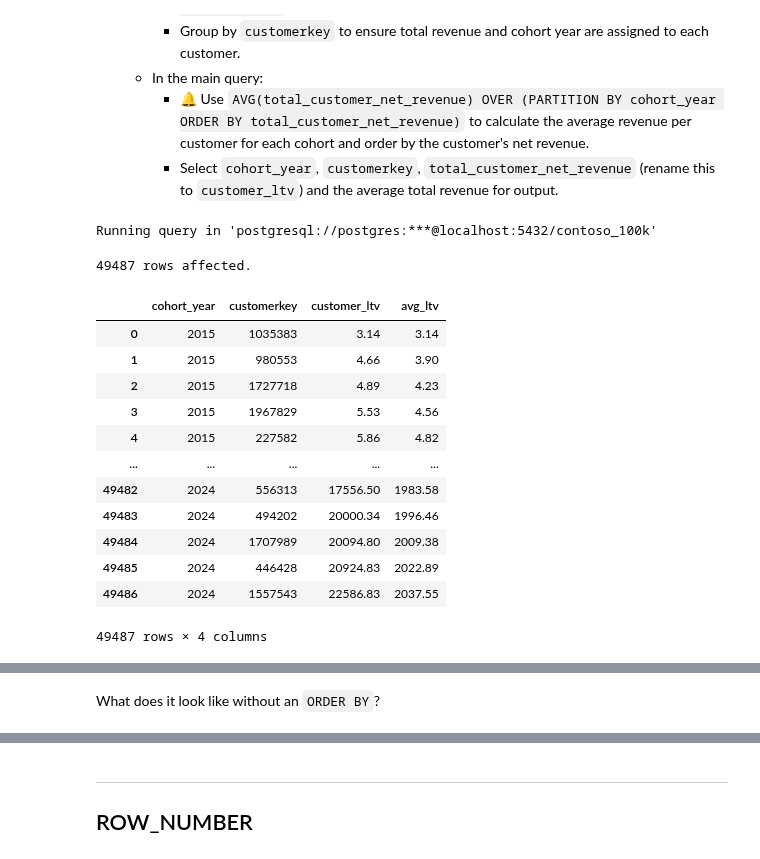
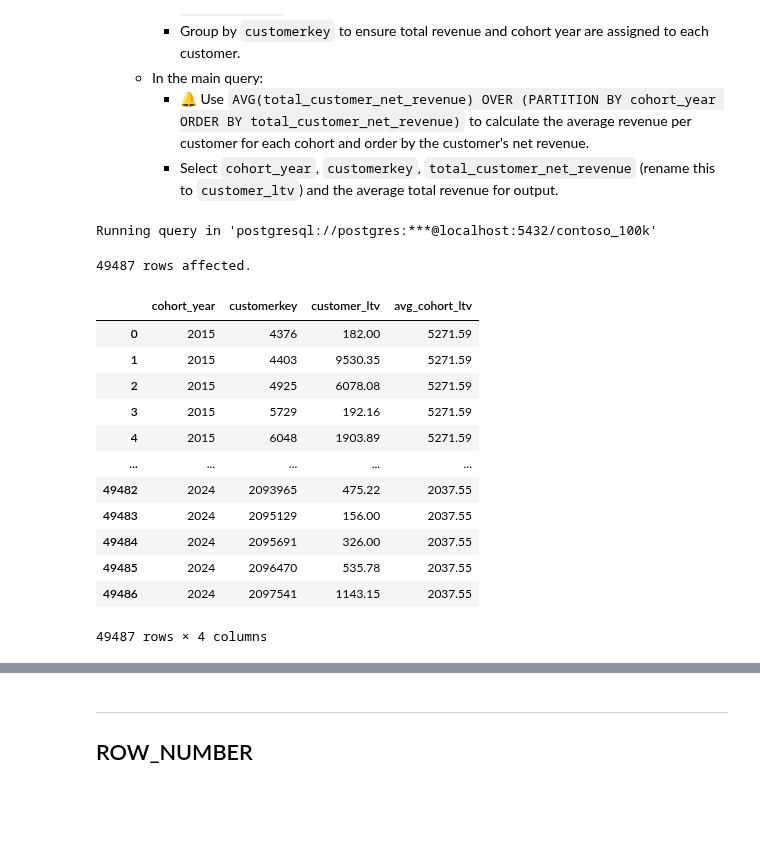
Before and after one commit to mgamzec/SQL_Data_Analytics_Project, a Jupyter notebook: 3_Windows_Functions/3_Ranking.ipynb, the cells around one changed output, grey strips where cells are left out. Drawn from its saved outputs; the diff is of its cells as text; code cells hidden in the pictures; blank space fills up the shorter version.

```diff
--- a/3_Windows_Functions/3_Ranking.ipynb
+++ b/3_Windows_Functions/3_Ranking.ipynb
@@ -117,42 +157,43 @@ Connecting to 'postgresql://postgres:***@localhost:5432/contoso_100k'
 # %%
 %%sql
 
-WITH cohort_analysis AS (
+WITH yearly_cohort AS (
     SELECT
+        customerkey,
         EXTRACT(YEAR FROM MIN(orderdate)) AS cohort_year,
-        customerkey,
-        SUM(quantity * netprice * exchangerate) AS total_customer_net_revenue
+        SUM(quantity * netprice * exchangerate) AS customer_ltv
     FROM sales
     GROUP BY
         customerkey
 )
 
 SELECT
     cohort_year,
     customerkey,
-    total_customer_net_revenue AS customer_ltv,
-    AVG(total_customer_net_revenue) OVER (PARTITION BY cohort_year ORDER BY total_customer_net_revenue) AS avg_ltv --Updated
-FROM cohort_analysis
+    customer_ltv,
+    AVG(customer_ltv) OVER (PARTITION BY cohort_year ORDER BY customer_ltv) AS avg_cohort_ltv --Updated
+FROM yearly_cohort
+-- ORDER BY
+--     cohort_year,
+--     customerkey
 -- ORDER BY commented out
 # %% [output]
 Running query in 'postgresql://postgres:***@localhost:5432/contoso_100k'
 49487 rows affected.
-|  | cohort_year | customerkey | customer_ltv | avg_ltv |
-| 0 | 2015 | 1035383 | 3.14 | 3.14 |
-| 1 | 2015 | 980553 | 4.66 | 3.90 |
-| 2 | 2015 | 1727718 | 4.89 | 4.23 |
-| 3 | 2015 | 1967829 | 5.53 | 4.56 |
-| 4 | 2015 | 227582 | 5.86 | 4.82 |
+|  | cohort_year | customerkey | customer_ltv | avg_cohort_ltv |
+| 0 | 2015 | 4376 | 182.00 | 5271.59 |
+| 1 | 2015 | 4403 | 9530.35 | 5271.59 |
+| 2 | 2015 | 4925 | 6078.08 | 5271.59 |
+| 3 | 2015 | 5729 | 192.16 | 5271.59 |
+| 4 | 2015 | 6048 | 1903.89 | 5271.59 |
 | ... | ... | ... | ... | ... |
-| 49482 | 2024 | 556313 | 17556.50 | 1983.58 |
-| 49483 | 2024 | 494202 | 20000.34 | 1996.46 |
-| 49484 | 2024 | 1707989 | 20094.80 | 2009.38 |
-| 49485 | 2024 | 446428 | 20924.83 | 2022.89 |
-| 49486 | 2024 | 1557543 | 22586.83 | 2037.55 |
+| 49482 | 2024 | 2093965 | 475.22 | 2037.55 |
+| 49483 | 2024 | 2095129 | 156.00 | 2037.55 |
+| 49484 | 2024 | 2095691 | 326.00 | 2037.55 |
+| 49485 | 2024 | 2096470 | 535.78 | 2037.55 |
+| 49486 | 2024 | 2097541 | 1143.15 | 2037.55 |
 49487 rows × 4 columns
 # %% [markdown]
 <img src="../Resources/images/3.3_customer_avg_ltv.png" alt="Continent" width="50%">
 
 > ⚠️ **Chart Note**: This plots only 15 of our customers for better visualization.
-# %% [markdown]
-What does it look like without an `ORDER BY`?
```
Also changed, not shown: parts of 9 cells of this notebook, 1 other file.
